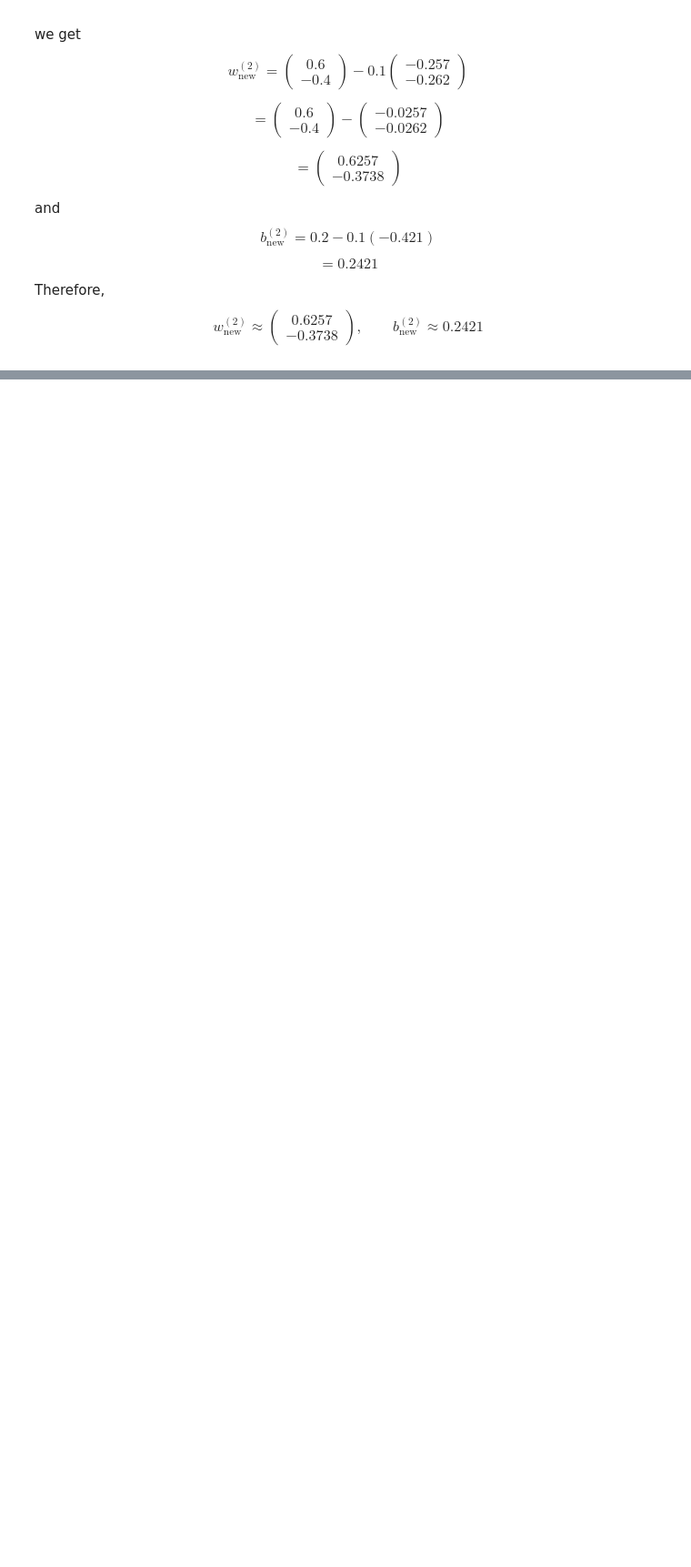
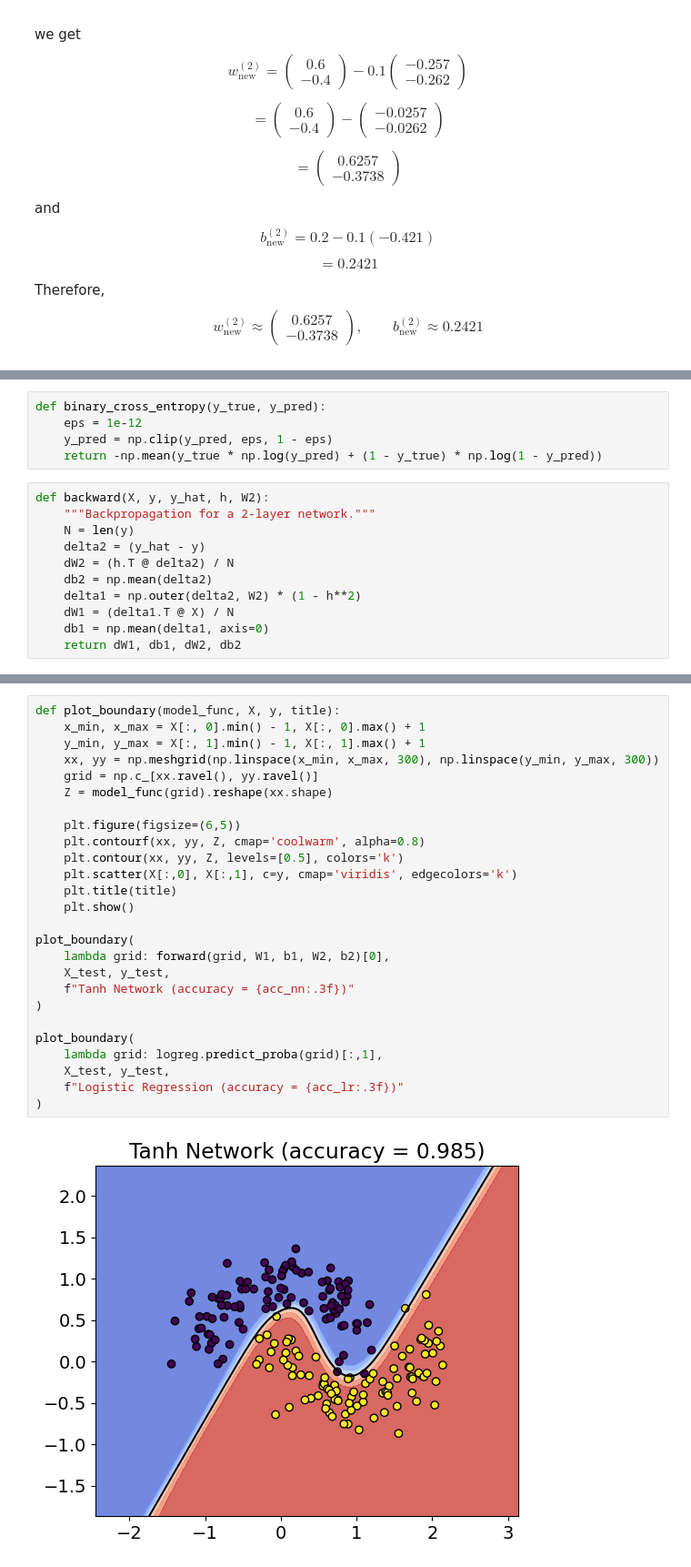
Before and after one commit to lsdun/phys657_spring_2026_Lauren_Abeera, a Jupyter notebook: Module5.ipynb, the cells around one changed output, grey strips where cells are left out. Shown at 91% size. Cells and saved outputs as stored; diff of their text form; blank space fills up the shorter version.

```diff
--- a/Module5.ipynb
+++ b/Module5.ipynb
@@ -388,0 +417,16 @@ Input data is fed through the neutal network layer by layer to generate an outpu
+# %%
+def binary_cross_entropy(y_true, y_pred):
+    eps = 1e-12
+    y_pred = np.clip(y_pred, eps, 1 - eps)
+    return -np.mean(y_true * np.log(y_pred) + (1 - y_true) * np.log(1 - y_pred))
+# %%
+def backward(X, y, y_hat, h, W2):
+    """Backpropagation for a 2-layer network."""
+    N = len(y)
+    delta2 = (y_hat - y)
+    dW2 = (h.T @ delta2) / N
+    db2 = np.mean(delta2)
+    delta1 = np.outer(delta2, W2) * (1 - h**2)
+    dW1 = (delta1.T @ X) / N
+    db1 = np.mean(delta1, axis=0)
+    return dW1, db1, dW2, db2
@@ -388,0 +520,28 @@ Input data is fed through the neutal network layer by layer to generate an outpu
+# %%
+def plot_boundary(model_func, X, y, title):
+    x_min, x_max = X[:, 0].min() - 1, X[:, 0].max() + 1
+    y_min, y_max = X[:, 1].min() - 1, X[:, 1].max() + 1
+    xx, yy = np.meshgrid(np.linspace(x_min, x_max, 300), np.linspace(y_min, y_max, 300))
+    grid = np.c_[xx.ravel(), yy.ravel()]
+    Z = model_func(grid).reshape(xx.shape)
+
+    plt.figure(figsize=(6,5))
+    plt.contourf(xx, yy, Z, cmap='coolwarm', alpha=0.8)
+    plt.contour(xx, yy, Z, levels=[0.5], colors='k')
+    plt.scatter(X[:,0], X[:,1], c=y, cmap='viridis', edgecolors='k')
+    plt.title(title)
+    plt.show()
+
+plot_boundary(
+    lambda grid: forward(grid, W1, b1, W2, b2)[0],
+    X_test, y_test,
+    f"Tanh Network (accuracy = {acc_nn:.3f})"
+)
+
+plot_boundary(
+    lambda grid: logreg.predict_proba(grid)[:,1],
+    X_test, y_test,
+    f"Logistic Regression (accuracy = {acc_lr:.3f})"
+)
+# %% [output]
+[figure, added]
```
Also changed, not shown: parts of 18 cells of this notebook.
